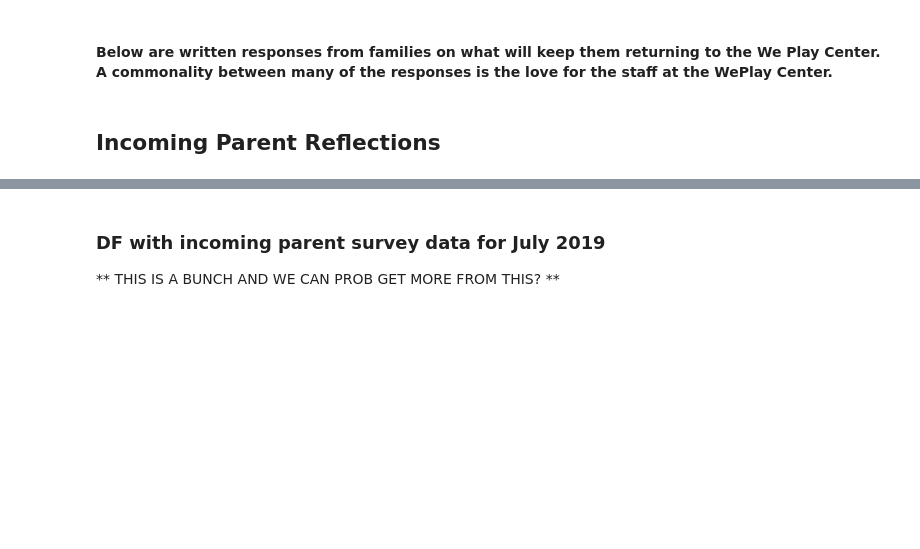
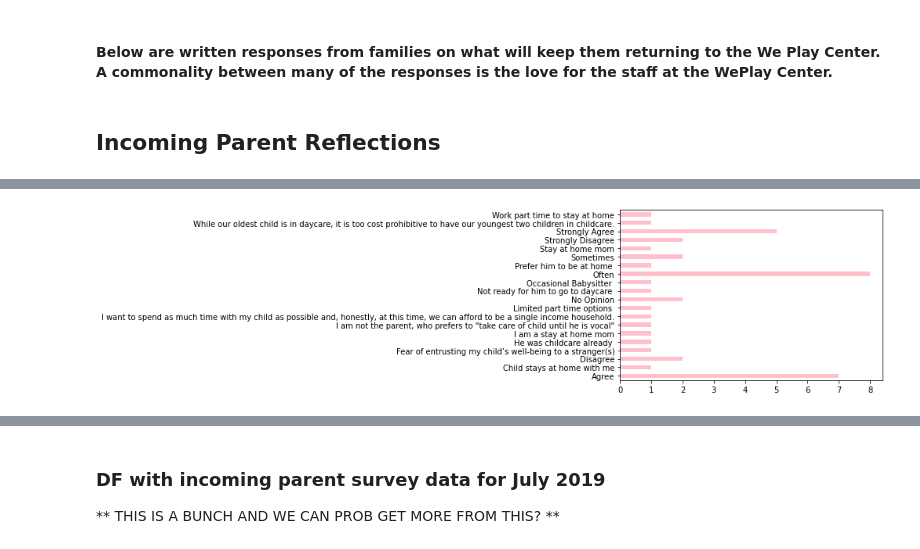
Before and after one commit to renarepenning/weplaynoladata, a Jupyter notebook: FinalTutorial.ipynb, the cells around one changed output, grey strips where cells are left out. Saved outputs shown, nothing was run; the diff lists cells and outputs as text; code cells hidden in the pictures; blank space fills up the shorter version.

```diff
--- a/FinalTutorial.ipynb
+++ b/FinalTutorial.ipynb
@@ -141,3 +158,8 @@ def printCatBars(df, key, att, printStats=True):
         # convert numeric values
         df[key].apply(pd.to_numeric, errors='coerce')
         print("SUMMARY STATS\n","AVG: ", att.mean()[0],"\nMax,Min: ",att.min()[0],",",att.max()[0])
+
+def printHorizBars(df, key):
+    p = df[key].value_counts()
+    p.sort_index(inplace=True)
+    p.plot.barh(align="center", color="pink")
@@ -341,0 +361,5 @@ KEYS:
+# %%
+plotSection("x", 36, 37, pie=False, plotBars="x", plotBarsHoriz=True)
+'''Why have you not applied to day care?'''
+# %% [output]
+[figure, added]
```
Also changed, not shown: parts of 38 cells of this notebook, 1 other file.
